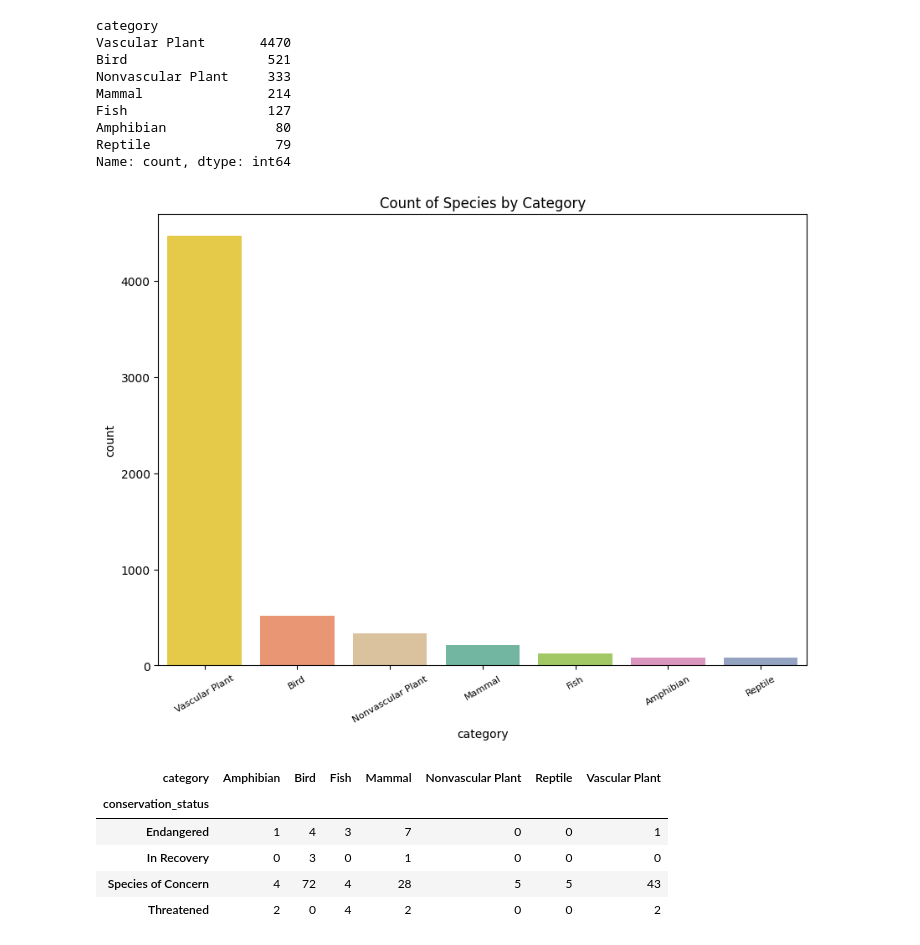
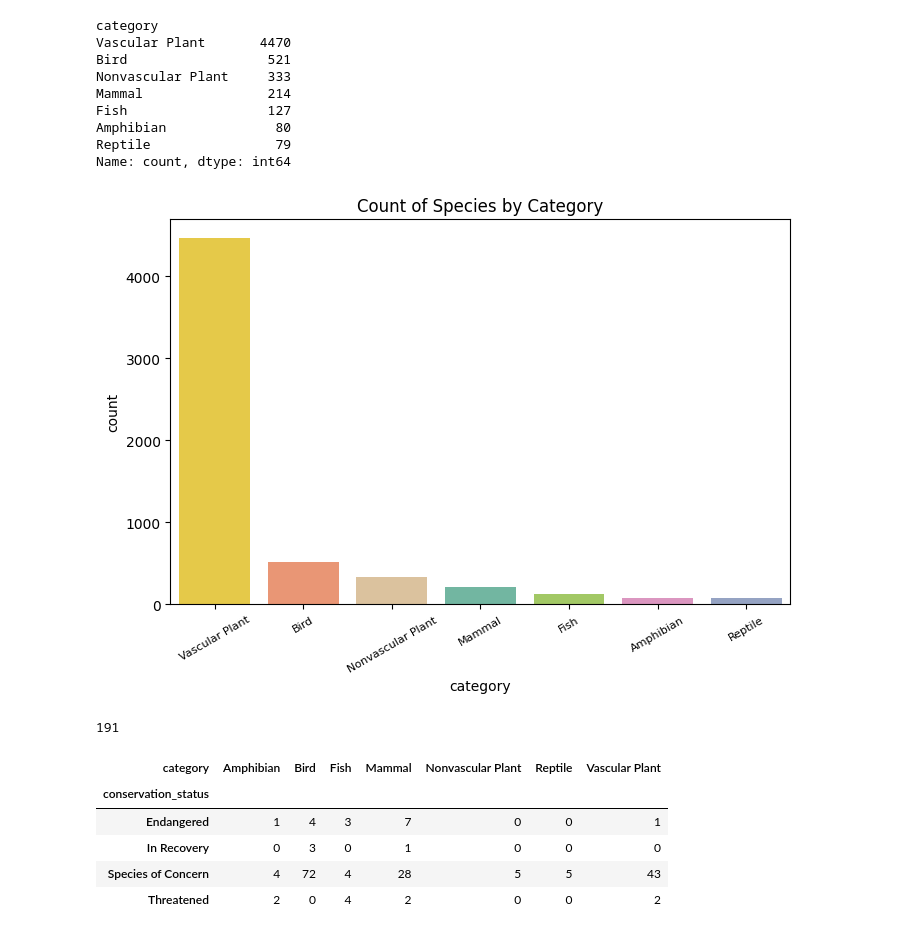
Before and after one commit to 7086600/biodiversity_project, a Jupyter notebook: biodiversity.ipynb, the cells around one changed output. Cells and saved outputs as stored; diff of their text form; code cells hidden in the pictures.

Commit message:
update insights from species data; resize plots

```diff
--- a/biodiversity.ipynb
+++ b/biodiversity.ipynb
@@ -139,13 +139,18 @@ Reptile                79
 Name: count, dtype: int64
 # %%
 # creating a countplot for the 'category' column
-plt.figure(figsize=(10, 7), frameon=True)
+plt.figure(figsize=(8, 5), frameon=True)
 sns.countplot(data=species, x='category', hue='category', palette='Set2', order=species['category'].value_counts().index, legend=False)
 plt.title('Count of Species by Category')
 plt.xticks(rotation=30, fontsize=8)
 plt.show()
 # %% [output]
-[figure, old version]
+[figure, new version]
+# %%
+# count the total number of conservation species
+species['conservation_status'].count()
+# %% [output]
+191
 # %%
 # select category and conservation status, group by conservation_status, and count category status
 # using .unstack() to pivot the table; fill missing values with 0
```
Also changed, not shown: parts of 2 cells of this notebook.
